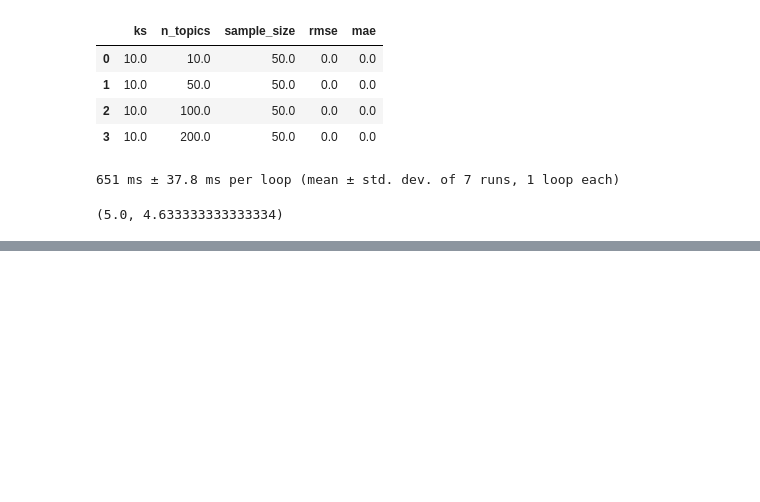
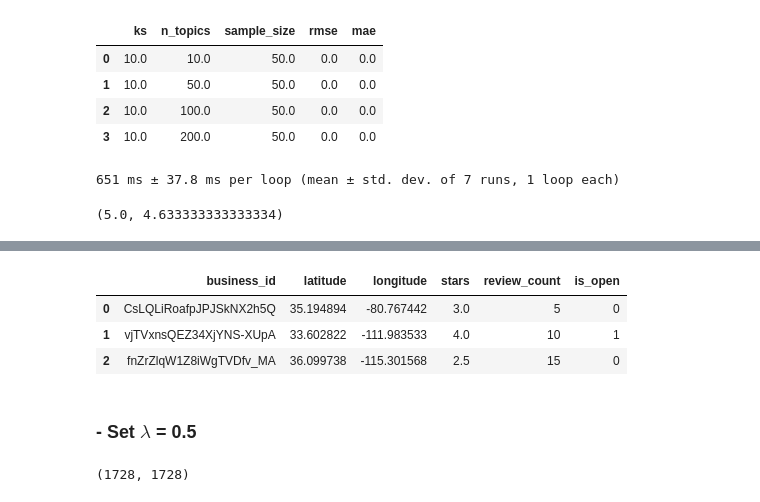
Before and after one commit to Yelp-Recommender-System/FancyYelpers, a Jupyter notebook: code/1.4_Content_Based_Filtering_NLP_SG_V2.ipynb, the cells around one changed output, grey strips where cells are left out. Saved outputs shown, nothing was run; the diff lists cells and outputs as text; code cells hidden in the pictures; blank space fills up the shorter version.

```diff
--- a/code/1.4_Content_Based_Filtering_NLP_SG_V2.ipynb
+++ b/code/1.4_Content_Based_Filtering_NLP_SG_V2.ipynb
@@ -572,0 +601,10 @@ act, pred
+# %%
+business = pd.read_csv('../data/business_data_subset.csv')
+# %%
+business_sub = business[['business_id', 'latitude', 'longitude', 'stars', 'review_count', 'is_open']]
+business_sub.head(3)
+# %% [output]
+|  | business_id | latitude | longitude | stars | review_count | is_open |
+| 0 | CsLQLiRoafpJPJSkNX2h5Q | 35.194894 | -80.767442 | 3.0 | 5 | 0 |
+| 1 | vjTVxnsQEZ34XjYNS-XUpA | 33.602822 | -111.983533 | 4.0 | 10 | 1 |
+| 2 | fnZrZlqW1Z8iWgTVDfv_MA | 36.099738 | -115.301568 | 2.5 | 15 | 0 |
@@ -572,0 +625,7 @@ act, pred
+# %% [markdown]
+### - Set $\lambda$ = 0.5
+# %%
+mixed_sim = get_mix_sim_matrix(text_train_df, 0.5, business)
+mixed_sim.shape
+# %% [output]
+(1728, 1728)
```
Also changed, not shown: parts of 67 cells of this notebook, 2 other files.
